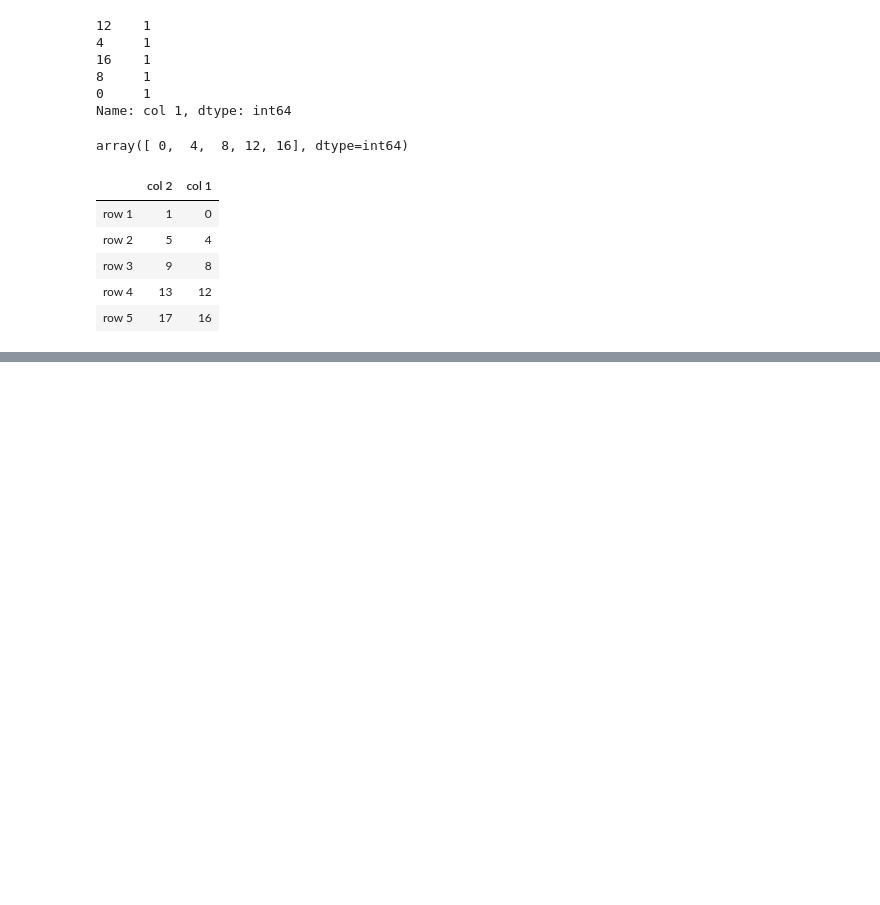
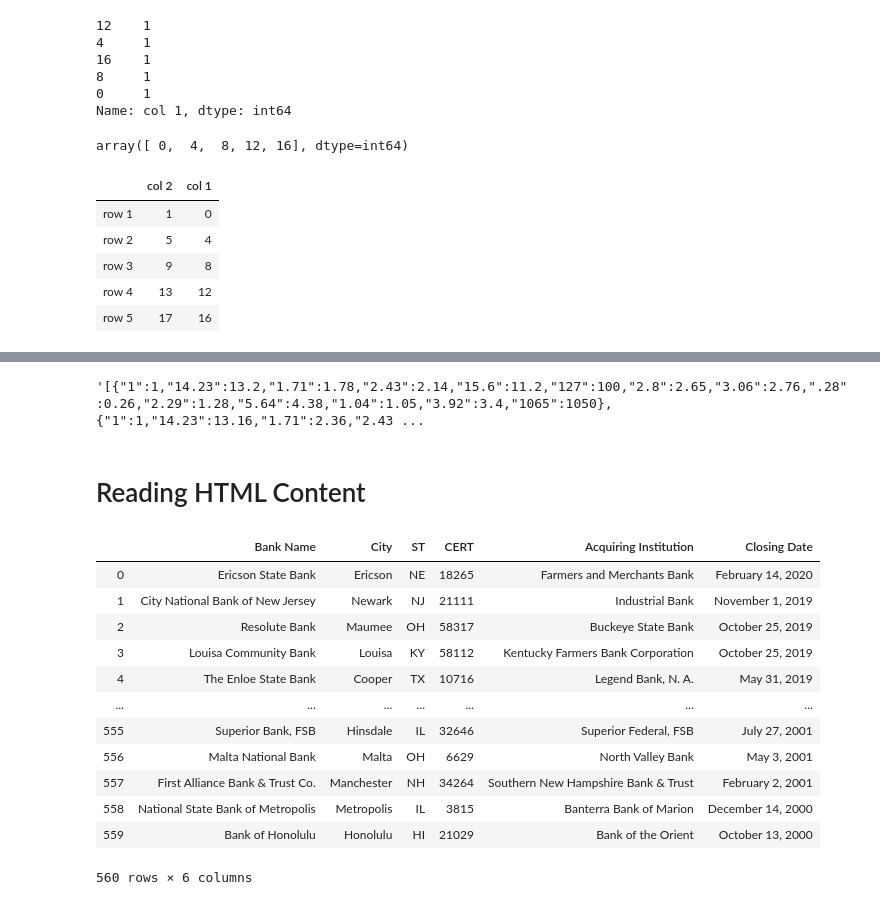
Before and after one commit to akshayDhotre/machine-learning-course, a Jupyter notebook: pandas.ipynb, the cells around one changed output, grey strips where cells are left out. Drawn from its saved outputs; the diff is of its cells as text; code cells hidden in the pictures; blank space fills up the shorter version.

```diff
--- a/pandas.ipynb
+++ b/pandas.ipynb
@@ -100,0 +276,25 @@ df[['col 2','col 1']]
+# %%
+df.to_json(orient="records")
+# %% [output]
+'[{"1":1,"14.23":13.2,"1.71":1.78,"2.43":2.14,"15.6":11.2,"127":100,"2.8":2.65,"3.06":2.76,".28":0.26,"2.29":1.28,"5.64":4.38,"1.04":1.05,"3.92":3.4,"1065":1050},{"1":1,"14.23":13.16,"1.71":2.36,"2.43 ...
+# %% [markdown]
+# Reading HTML Content
+# %%
+url = 'https://www.fdic.gov/bank/individual/failed/banklist.html'
+dfs = pd.read_html(url)
+# %%
+dfs[0]
+# %% [output]
+|  | Bank Name | City | ST | CERT | Acquiring Institution | Closing Date |
+| 0 | Ericson State Bank | Ericson | NE | 18265 | Farmers and Merchants Bank | February 14, 2020 |
+| 1 | City National Bank of New Jersey | Newark | NJ | 21111 | Industrial Bank | November 1, 2019 |
+| 2 | Resolute Bank | Maumee | OH | 58317 | Buckeye State Bank | October 25, 2019 |
+| 3 | Louisa Community Bank | Louisa | KY | 58112 | Kentucky Farmers Bank Corporation | October 25, 2019 |
+| 4 | The Enloe State Bank | Cooper | TX | 10716 | Legend Bank, N. A. | May 31, 2019 |
+| ... | ... | ... | ... | ... | ... | ... |
+| 555 | Superior Bank, FSB | Hinsdale | IL | 32646 | Superior Federal, FSB | July 27, 2001 |
+| 556 | Malta National Bank | Malta | OH | 6629 | North Valley Bank | May 3, 2001 |
+| 557 | First Alliance Bank & Trust Co. | Manchester | NH | 34264 | Southern New Hampshire Bank & Trust | February 2, 2001 |
+| 558 | National State Bank of Metropolis | Metropolis | IL | 3815 | Banterra Bank of Marion | December 14, 2000 |
+| 559 | Bank of Honolulu | Honolulu | HI | 21029 | Bank of the Orient | October 13, 2000 |
+560 rows × 6 columns
```
Also changed, not shown: parts of 39 cells of this notebook, 18 other files.
